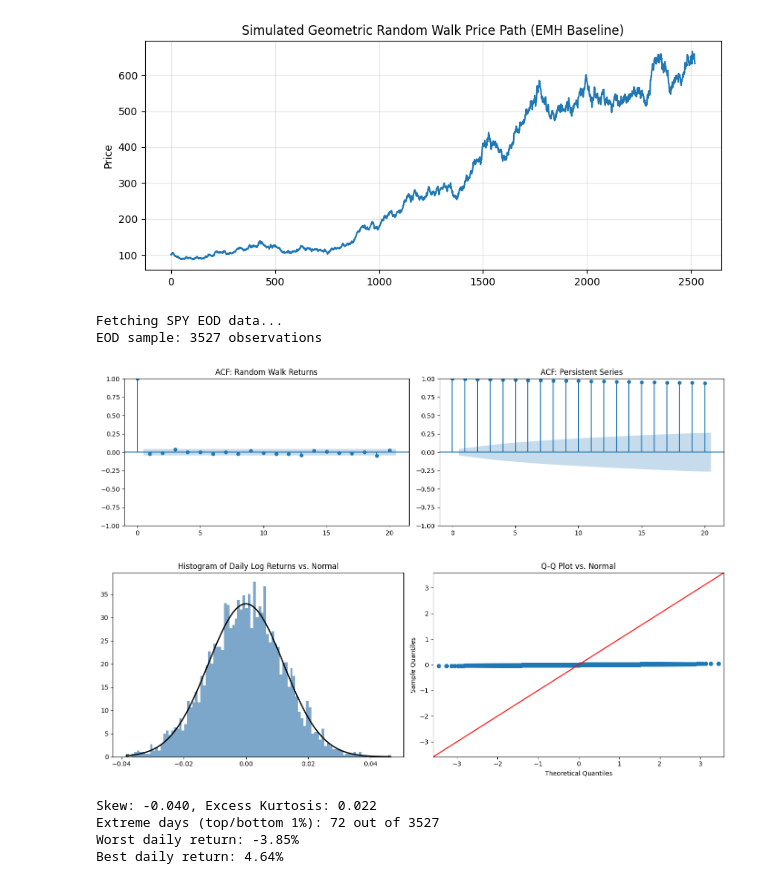
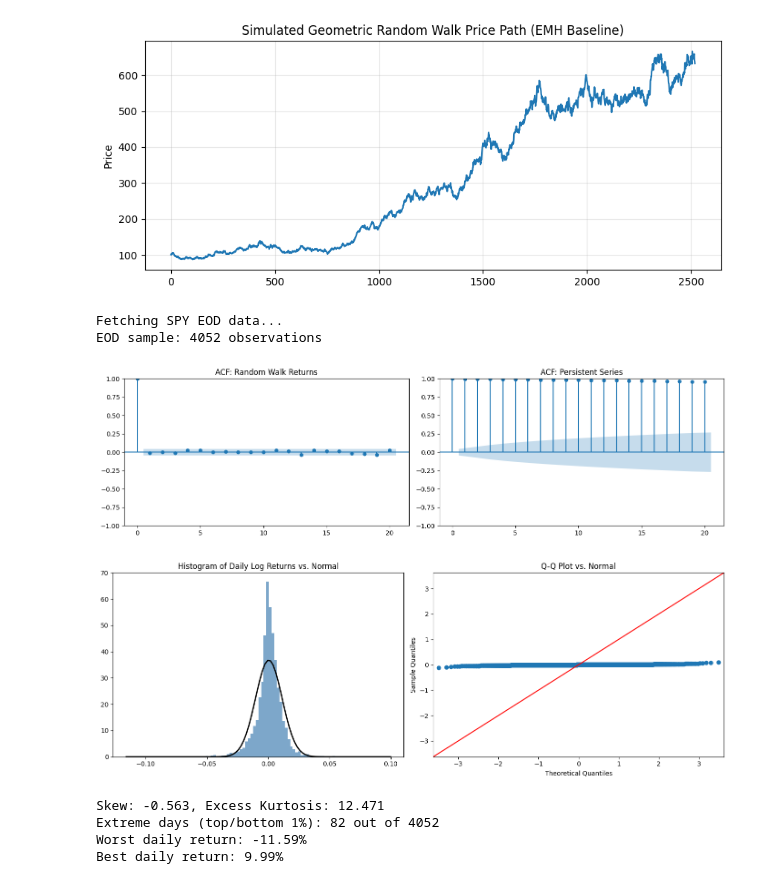
Before and after one commit to meacreatio/tpq, a Jupyter notebook: week5/paat_2.ipynb, the cells around one changed output. Cells and saved outputs as stored; diff of their text form; code cells hidden in the pictures.

```diff
--- a/week5/paat_2.ipynb
+++ b/week5/paat_2.ipynb
@@ -69,15 +69,8 @@ plt.show()
 # - Asynchronous across global assets.
 
 print("Fetching SPY EOD data...")
-try:
-    raw = yf.download('SPY', start='2010-01-01', auto_adjust=True, progress=False)
-    df = raw['Close'].to_frame('close')
-except Exception:
-    n = 3528
-    returns = np.random.normal(0.0004, 0.012, n)
-    prices = 100 * np.cumprod(1 + returns)
-    dates = pd.date_range('2010-01-04', periods=n, freq='B')
-    df = pd.DataFrame({'close': prices}, index=dates)
+raw = yf.download('SPY', start='2010-01-01', auto_adjust=True, progress=False)
+df = raw[['Close']].rename(columns={'Close': 'close'})
 
 df['log_ret'] = np.log(df['close'] / df['close'].shift(1))
 df = df.dropna()
@@ -136,39 +129,39 @@ plt.tight_layout()
 plt.show()
 
 print(f"Skew: {stats.skew(spy_ret):.3f}, Excess Kurtosis: {stats.kurtosis(spy_ret):.3f}")
 
 # =============================================================================
 # Question 5
 # Describe the purpose of analysing extreme days in return data.
 # Why are tail events especially relevant for trading strategies and risk limits?
 # =============================================================================
 
 # Purpose:
 # - Quantify tail risk (VaR, ES).
 # - Identify clustering or patterns in extremes.
 # - Stress-test strategies during crises.
 
 # Relevance:
 # - Tails drive most PnL variability (fat-tailed distributions).
 # - Many strategies fail in extremes (e.g., momentum crashes).
 # - Risk limits must survive rare events; normality underestimates tail risk.
 
 threshold = np.percentile(spy_ret, [1, 99])
 extreme_days = spy_ret[(spy_ret < threshold[0]) | (spy_ret > threshold[1])]
 
 print(f"Extreme days (top/bottom 1%): {len(extreme_days)} out of {len(spy_ret)}")
 print(f"Worst daily return: {spy_ret.min():.2%}")
 print(f"Best daily return: {spy_ret.max():.2%}")
 # %% [output]
 [figure]
 Fetching SPY EOD data...
-EOD sample: 3527 observations
+EOD sample: 4052 observations
 [figure]
-[figure, old version]
+[figure, new version]
-Skew: -0.040, Excess Kurtosis: 0.022
-Extreme days (top/bottom 1%): 72 out of 3527
-Worst daily return: -3.85%
-Best daily return: 4.64%
+Skew: -0.563, Excess Kurtosis: 12.471
+Extreme days (top/bottom 1%): 82 out of 4052
+Worst daily return: -11.59%
+Best daily return: 9.99%
 # %%
 """
 Python & AI for Algorithmic Trading - Exercises (Chapter 2)
```
Also changed, not shown: parts of 4 cells of this notebook, 1 other file.
